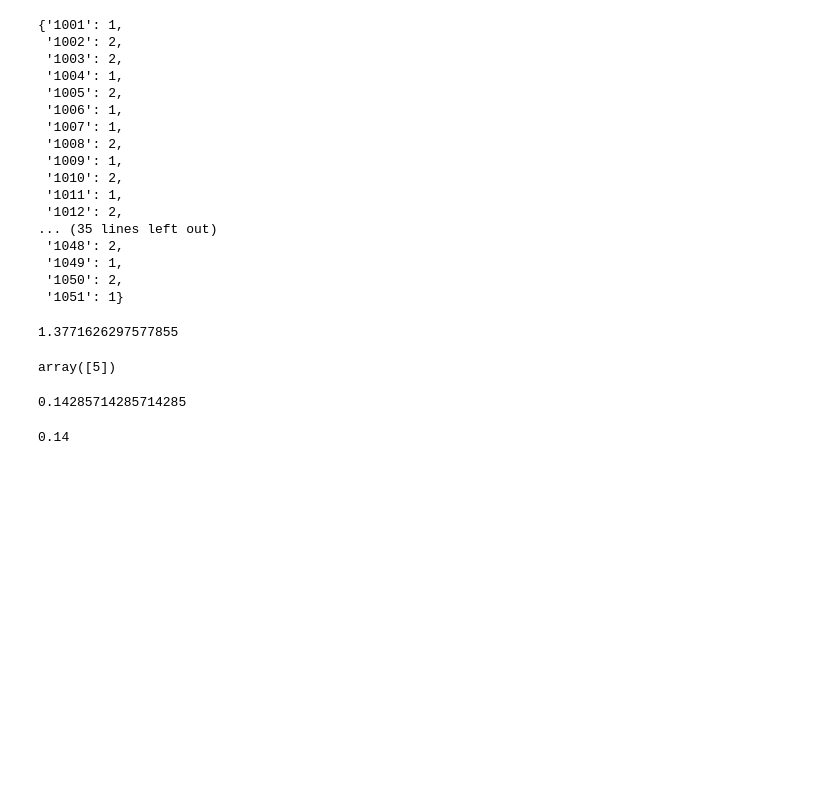
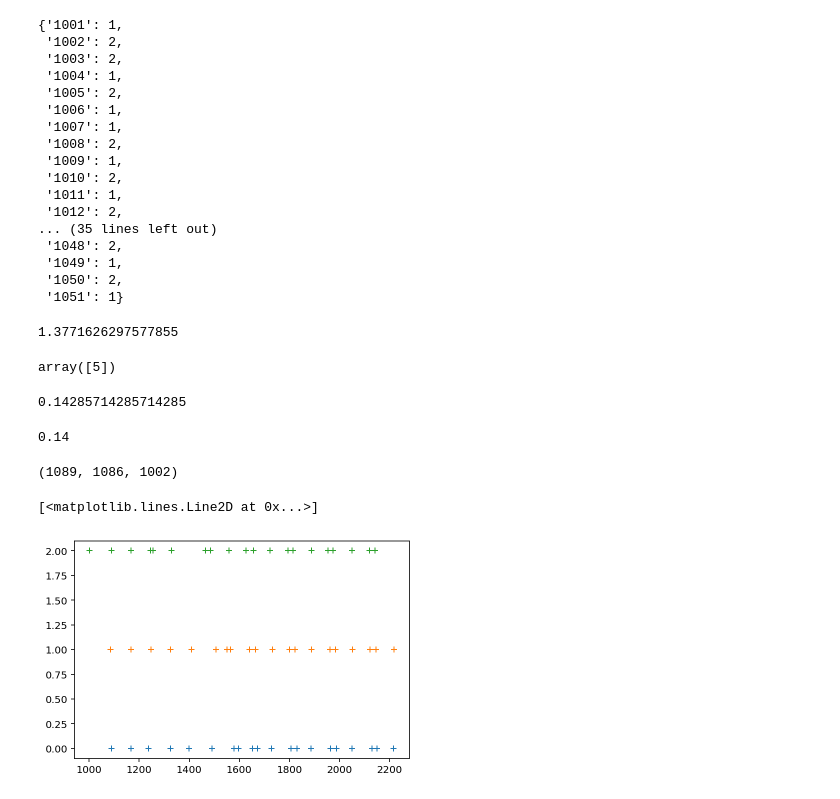
Before and after one commit to kishkash555/biu, a Jupyter notebook: Dissertation3/code/notebooks/midi/export_session_data_as_json-Copy1.ipynb, the cells around one changed output. Cells and saved outputs as stored; diff of their text form; code cells hidden in the pictures; blank space fills up the shorter version.

```diff
--- a/Dissertation3/code/notebooks/midi/export_session_data_as_json-Copy1.ipynb
+++ b/Dissertation3/code/notebooks/midi/export_session_data_as_json-Copy1.ipynb
@@ -437,3 +437,16 @@ with open('freestyle_data_by_group.json','wt') as a:
 np.round(1/7,2)
 # %% [output]
 0.14
+# %%
+lt = [all_ticks[('1008','Freestyle',i)] for i in [43,45,48]]
+# %%
+lt[0][0],lt[1][0],lt[2][0],
+# %% [output]
+(1089, 1086, 1002)
+# %%
+plt.plot(lt[0][:20], [0]*20,'+')
+plt.plot(lt[1][:20], [1]*20,'+')
+plt.plot(lt[2][:20], [2]*20,'+')
+# %% [output]
+[<matplotlib.lines.Line2D at 0x...>]
+[figure, added]
```
Also changed, not shown: parts of 1 cell of this notebook, 22 other files.
